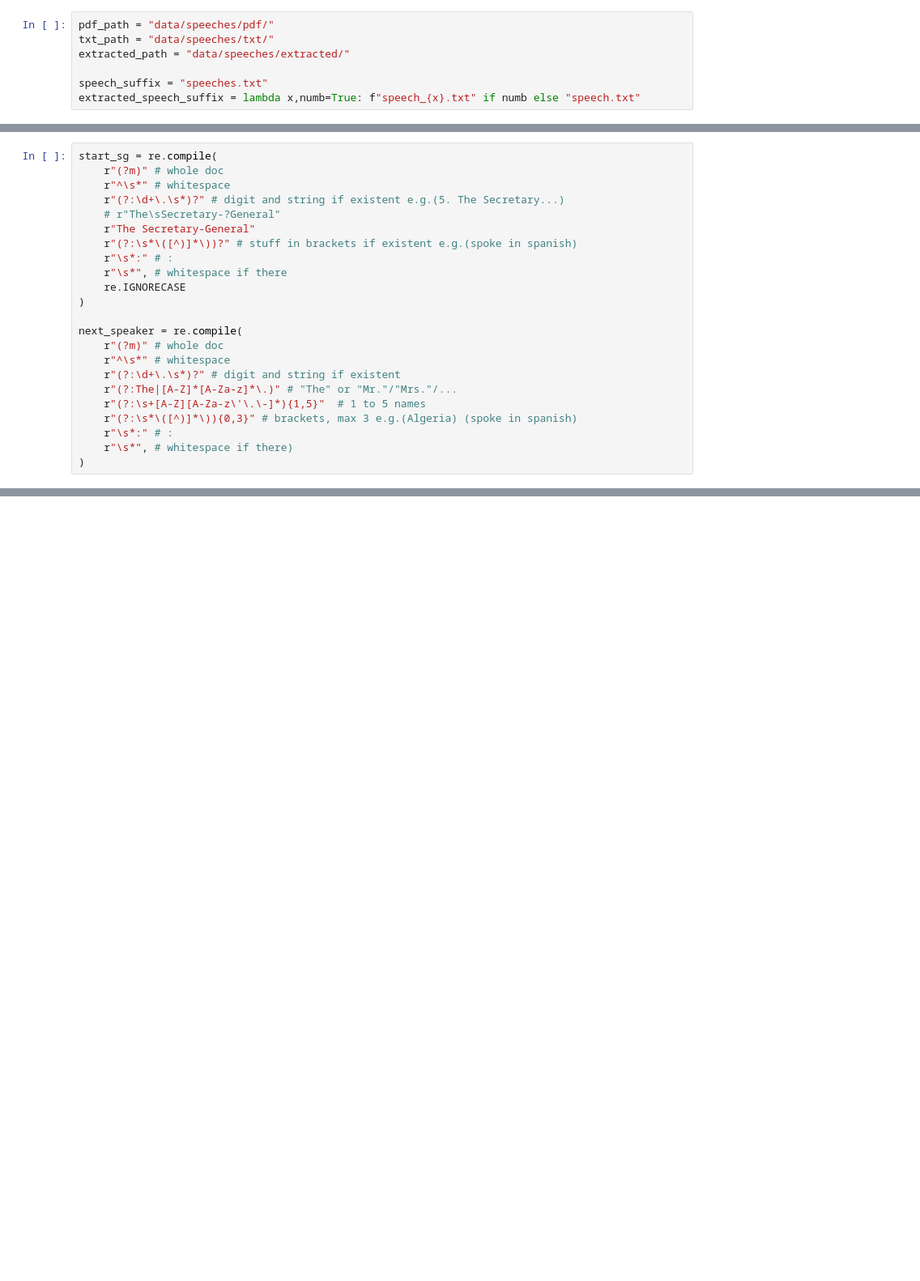
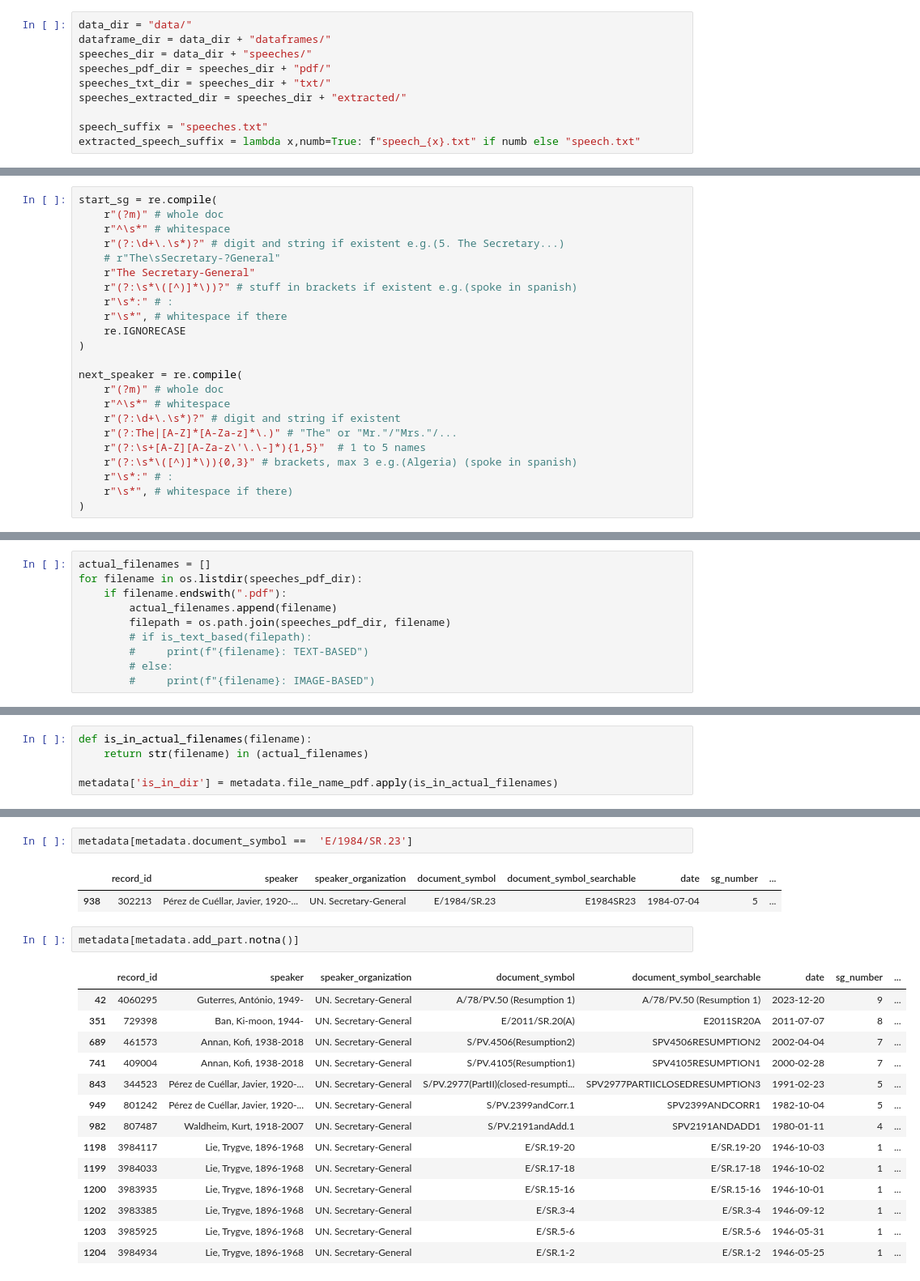
Before and after one commit to JakobOnTheShore/PDS_UNSG_text_corpus, a Jupyter notebook: 03_pdf_to_txt_text_based.ipynb, the cells around one changed output, grey strips where cells are left out. Shown at 81% size. Drawn from its saved outputs; the diff is of its cells as text; blank space fills up the shorter version.

```diff
--- a/03_pdf_to_txt_text_based.ipynb
+++ b/03_pdf_to_txt_text_based.ipynb
@@ -7,7 +11,10 @@ import re
 # %%
-pdf_path = "data/speeches/pdf/"
-txt_path = "data/speeches/txt/"
-extracted_path = "data/speeches/extracted/"
+data_dir = "data/"
+dataframe_dir = data_dir + "dataframes/"
+speeches_dir = data_dir + "speeches/"
+speeches_pdf_dir = speeches_dir + "pdf/"
+speeches_txt_dir = speeches_dir + "txt/"
+speeches_extracted_dir = speeches_dir + "extracted/"
 
 speech_suffix = "speeches.txt"
 extracted_speech_suffix = lambda x,numb=True: f"speech_{x}.txt" if numb else "speech.txt"
@@ -83,0 +227,10 @@ for row in test_subset.itertuples():
+# %%
+actual_filenames = []
+for filename in os.listdir(speeches_pdf_dir):
+    if filename.endswith(".pdf"):
+        actual_filenames.append(filename)
+        filepath = os.path.join(speeches_pdf_dir, filename)
+        # if is_text_based(filepath):
+        #     print(f"{filename}: TEXT-BASED")
+        # else:
+        #     print(f"{filename}: IMAGE-BASED")
@@ -83,0 +245,5 @@ for row in test_subset.itertuples():
+# %%
+def is_in_actual_filenames(filename):
+    return str(filename) in (actual_filenames)
+
+metadata['is_in_dir'] = metadata.file_name_pdf.apply(is_in_actual_filenames)
@@ -83,0 +259,22 @@ for row in test_subset.itertuples():
+# %%
+metadata[metadata.document_symbol ==  'E/1984/SR.23']
+# %% [output]
+|  | record_id | speaker | speaker_organization | document_symbol | document_symbol_searchable | date | sg_number | ... |
+| 938 | 302213 | Pérez de Cuéllar, Javier, 1920-... | UN. Secretary-General | E/1984/SR.23 | E1984SR23 | 1984-07-04 | 5 | ... |
+# %%
+metadata[metadata.add_part.notna()]
+# %% [output]
+|  | record_id | speaker | speaker_organization | document_symbol | document_symbol_searchable | date | sg_number | ... |
+| 42 | 4060295 | Guterres, António, 1949- | UN. Secretary-General | A/78/PV.50 (Resumption 1) | A/78/PV.50 (Resumption 1) | 2023-12-20 | 9 | ... |
+| 351 | 729398 | Ban, Ki-moon, 1944- | UN. Secretary-General | E/2011/SR.20(A) | E2011SR20A | 2011-07-07 | 8 | ... |
+| 689 | 461573 | Annan, Kofi, 1938-2018 | UN. Secretary-General | S/PV.4506(Resumption2) | SPV4506RESUMPTION2 | 2002-04-04 | 7 | ... |
+| 741 | 409004 | Annan, Kofi, 1938-2018 | UN. Secretary-General | S/PV.4105(Resumption1) | SPV4105RESUMPTION1 | 2000-02-28 | 7 | ... |
+| 843 | 344523 | Pérez de Cuéllar, Javier, 1920-... | UN. Secretary-General | S/PV.2977(PartII)(closed-resumpti... | SPV2977PARTIICLOSEDRESUMPTION3 | 1991-02-23 | 5 | ... |
+| 949 | 801242 | Pérez de Cuéllar, Javier, 1920-... | UN. Secretary-General | S/PV.2399andCorr.1 | SPV2399ANDCORR1 | 1982-10-04 | 5 | ... |
+| 982 | 807487 | Waldheim, Kurt, 1918-2007 | UN. Secretary-General | S/PV.2191andAdd.1 | SPV2191ANDADD1 | 1980-01-11 | 4 | ... |
+| 1198 | 3984117 | Lie, Trygve, 1896-1968 | UN. Secretary-General | E/SR.19-20 | E/SR.19-20 | 1946-10-03 | 1 | ... |
+| 1199 | 3984033 | Lie, Trygve, 1896-1968 | UN. Secretary-General | E/SR.17-18 | E/SR.17-18 | 1946-10-02 | 1 | ... |
+| 1200 | 3983935 | Lie, Trygve, 1896-1968 | UN. Secretary-General | E/SR.15-16 | E/SR.15-16 | 1946-10-01 | 1 | ... |
+| 1202 | 3983385 | Lie, Trygve, 1896-1968 | UN. Secretary-General | E/SR.3-4 | E/SR.3-4 | 1946-09-12 | 1 | ... |
+| 1203 | 3985925 | Lie, Trygve, 1896-1968 | UN. Secretary-General | E/SR.5-6 | E/SR.5-6 | 1946-05-31 | 1 | ... |
+| 1204 | 3984934 | Lie, Trygve, 1896-1968 | UN. Secretary-General | E/SR.1-2 | E/SR.1-2 | 1946-05-25 | 1 | ... |
```
Also changed, not shown: parts of 26 cells of this notebook, 2 other files.
